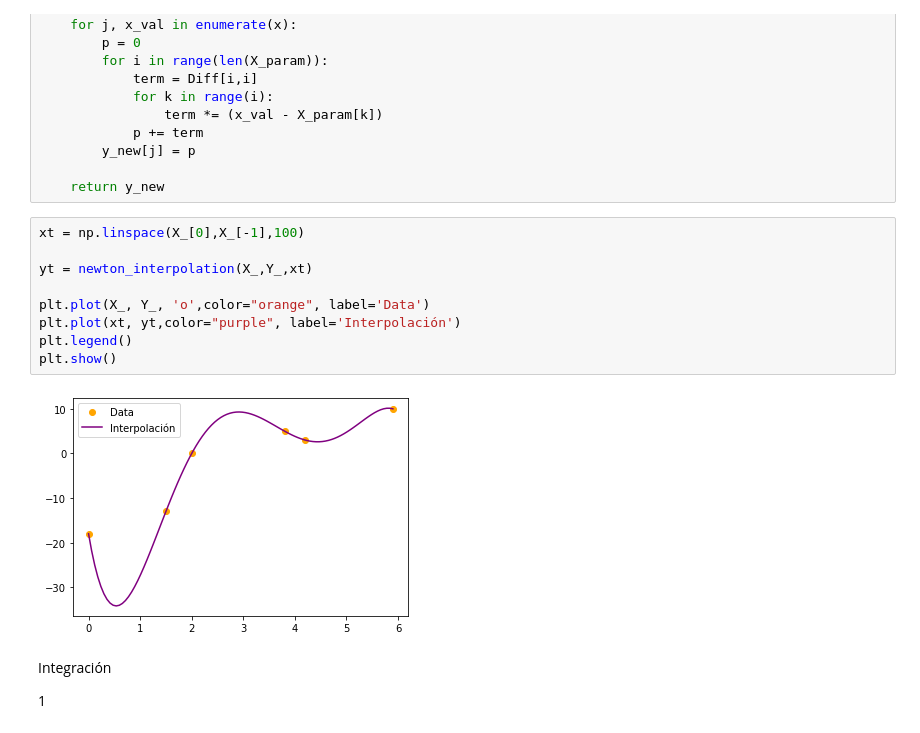
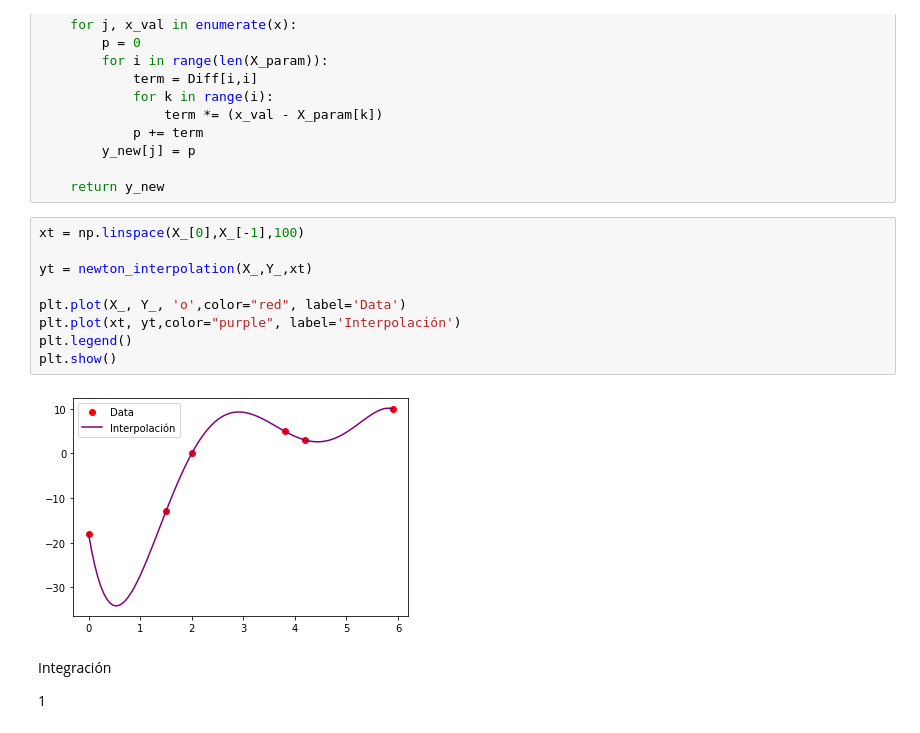
Before and after one commit to lsperezm/Metodos1-LauraPerez-SofiaLizarazo, a Jupyter notebook: Taller2/Taller2-LauraSofiaPerez-BrendaSofiaLizarazo.ipynb, the cells around one changed output. Drawn from its saved outputs; the diff is of its cells as text.

```diff
--- a/Taller2/Taller2-LauraSofiaPerez-BrendaSofiaLizarazo.ipynb
+++ b/Taller2/Taller2-LauraSofiaPerez-BrendaSofiaLizarazo.ipynb
@@ -424,14 +424,14 @@ def newton_interpolation(X_param, Y_param, x):
 # %%
 xt = np.linspace(X_[0],X_[-1],100)
 
 yt = newton_interpolation(X_,Y_,xt)
 
-plt.plot(X_, Y_, 'o',color="orange", label='Data')
+plt.plot(X_, Y_, 'o',color="red", label='Data')
 plt.plot(xt, yt,color="purple", label='Interpolación')
 plt.legend()
 plt.show()
 # %% [output]
-[figure, old version]
+[figure, new version]
 # %% [markdown]
 Integración
 
```
Also changed, not shown: parts of 18 cells of this notebook.
